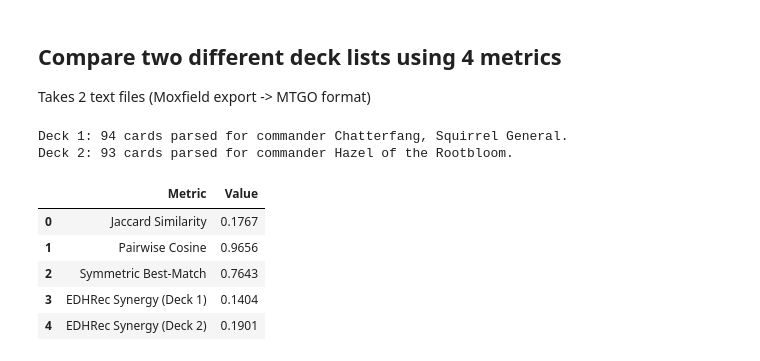
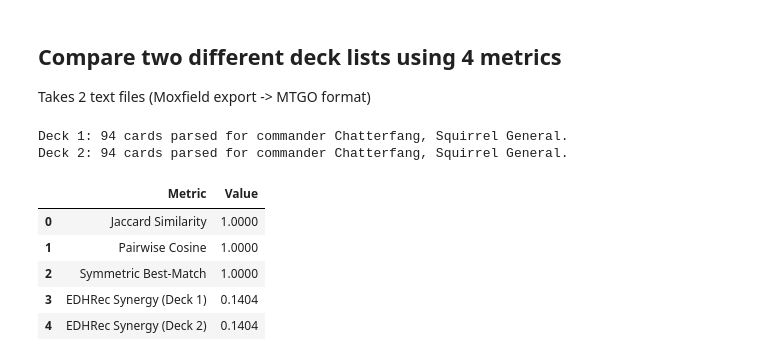
Before and after one commit to Lenfried/edh-autobuilder, a Jupyter notebook: edhAutobuilder.ipynb, the cells around one changed output. Saved outputs shown, nothing was run; the diff lists cells and outputs as text; code cells hidden in the pictures.

```diff
--- a/edhAutobuilder.ipynb
+++ b/edhAutobuilder.ipynb
@@ -4371,9 +4389,9 @@ if 'df' in locals() and not df.empty:
         return matches.iloc[0] if not matches.empty else name
 
     robustness_df = evaluate_metric_robustness(
-        base_commander=get_actual_name('Averna, the Chaos Bloom'),
-        same_color_commander=get_actual_name('Animar, Soul of Elements'),
-        diff_color_commander=get_actual_name('Kaalia of the Vast'),
+        base_commander=get_actual_name('Chatterfang, Squirrel General'),
+        same_color_commander=get_actual_name('Hazel of the Rootbloom'),
+        diff_color_commander=get_actual_name('Inspirit, Flagship Vessel'),
         df=df,
         embeddings=embeddings
     )
@@ -4473,7 +4470,7 @@ def parse_deck_file(file_path):
 
 # --- Execution and Comparison ---
 file1_path = '/content/deck3.txt'
-file2_path = '/content/deck2.txt'
+file2_path = '/content/deck3.txt'
 
 try:
     deck1_names, deck1_commander = parse_deck_file(file1_path)
@@ -4497,39 +4494,39 @@ try:
         indices = df[df['name'].isin(names)].index.tolist()
         return embeddings[indices] if indices else np.array([])
 
     deck1_embs = get_embs(deck1_names)
     deck2_embs = get_embs(deck2_names)
 
     # 2. Pairwise Cosine
     pairwise = calculate_pairwise_cosine_similarity(deck1_embs, deck2_embs)
 
     # 3. Symmetric Best-Match
     sym_best = calculate_symmetric_best_match_similarity(deck1_embs, deck2_embs)
 
     # 4. EDHRec Synergy (Relative to the shared commander context)
     syn1 = calculate_edhrec_synergy_score(commander_for_synergy, deck1_names)
     syn2 = calculate_edhrec_synergy_score(commander_for_synergy, deck2_names)
 
     # Output Results
     results = {
         'Metric': ['Jaccard Similarity', 'Pairwise Cosine', 'Symmetric Best-Match', 'EDHRec Synergy (Deck 1)', 'EDHRec Synergy (Deck 2)']
 ,
         'Value': [jaccard, pairwise, sym_best, syn1, syn2]
     }
 
     display(pd.DataFrame(results).round(4))
 
 except Exception as e:
     print(f"Error processing comparison: {e}")
 # %% [output]
 Deck 1: 94 cards parsed for commander Chatterfang, Squirrel General.
-Deck 2: 93 cards parsed for commander Hazel of the Rootbloom.
+Deck 2: 94 cards parsed for commander Chatterfang, Squirrel General.
 |  | Metric | Value |
-| 0 | Jaccard Similarity | 0.1767 |
-| 1 | Pairwise Cosine | 0.9656 |
-| 2 | Symmetric Best-Match | 0.7643 |
+| 0 | Jaccard Similarity | 1.0000 |
+| 1 | Pairwise Cosine | 1.0000 |
+| 2 | Symmetric Best-Match | 1.0000 |
 | 3 | EDHRec Synergy (Deck 1) | 0.1404 |
-| 4 | EDHRec Synergy (Deck 2) | 0.1901 |
+| 4 | EDHRec Synergy (Deck 2) | 0.1404 |
 # %%
 !pip install sentence_transformers
 # %% [output]
```
Also changed, not shown: parts of 11 cells of this notebook.
